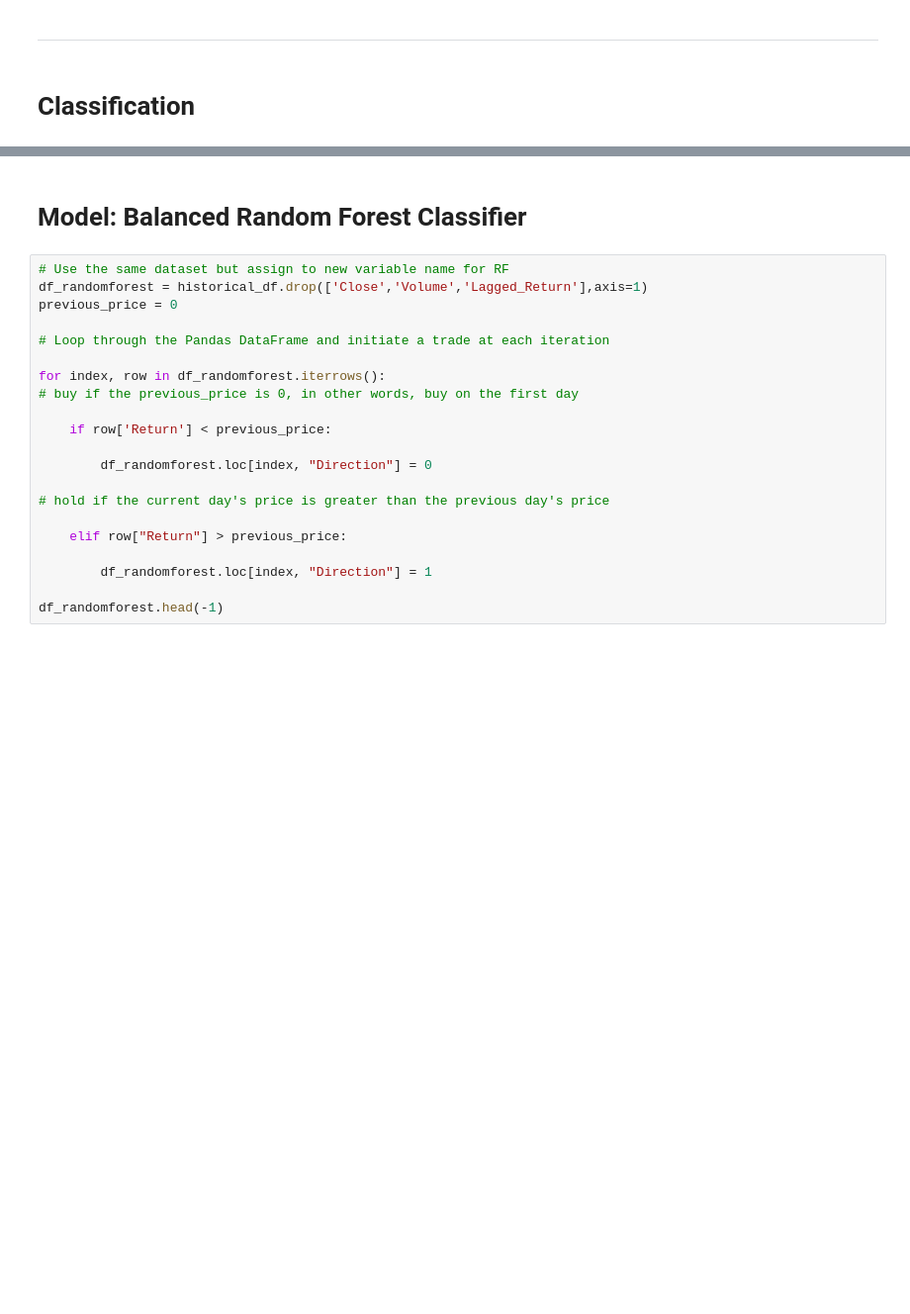
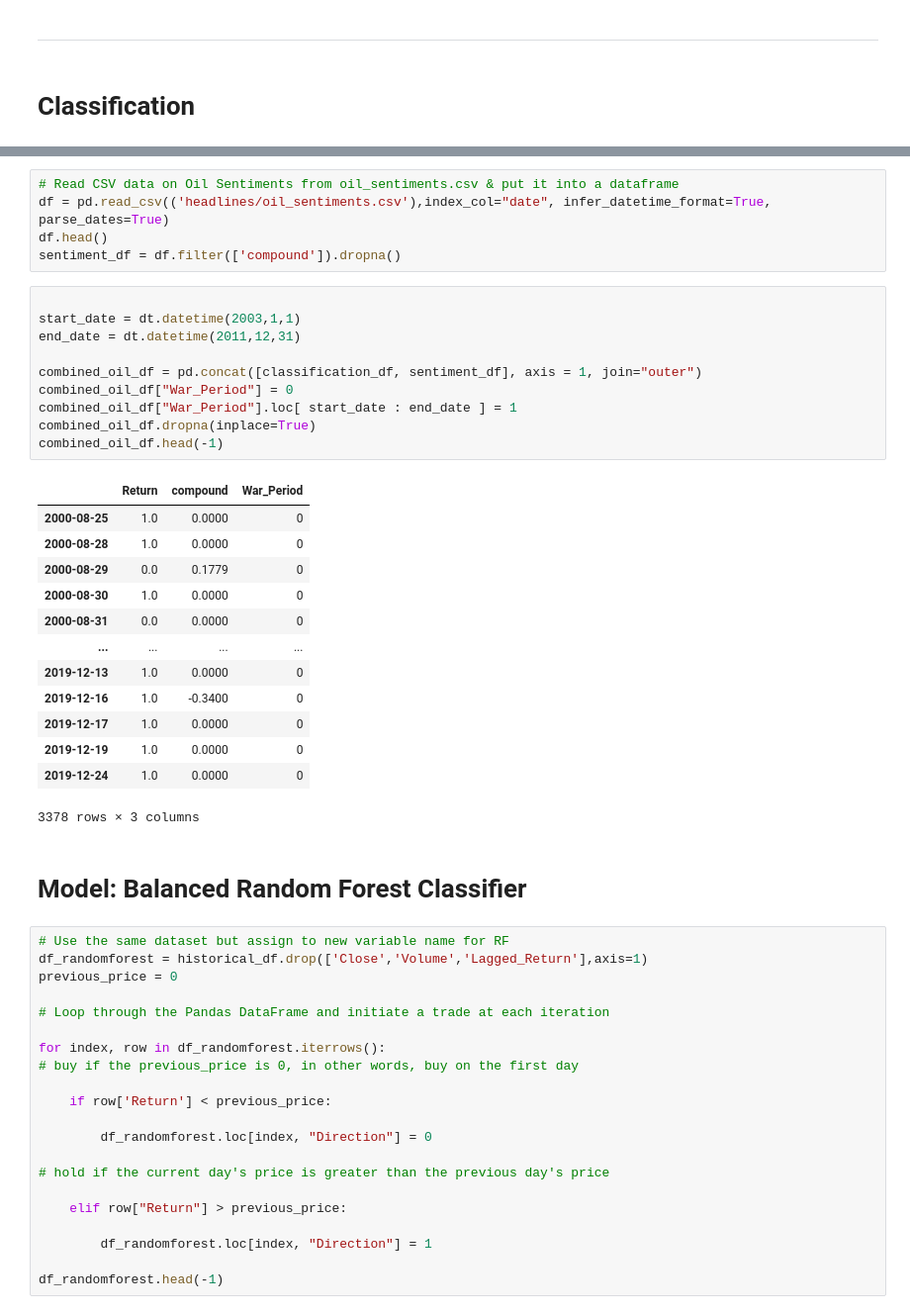
Before and after one commit to GuilleMGN/OilMachineLearning, a Jupyter notebook: oil_series_analysis.ipynb, the cells around one changed output, grey strips where cells are left out. Shown: that part at 99% size. Cells and saved outputs as stored; diff of their text form; blank space fills up the shorter version.

Commit message:
Combined DF

```diff
--- a/oil_series_analysis.ipynb
+++ b/oil_series_analysis.ipynb
@@ -234,3 +237,32 @@ Name: Return, Length: 4855, dtype: int32
+# %%
+# Read CSV data on Oil Sentiments from oil_sentiments.csv & put it into a dataframe
+df = pd.read_csv(('headlines/oil_sentiments.csv'),index_col="date", infer_datetime_format=True, parse_dates=True)
+df.head()
+sentiment_df = df.filter(['compound']).dropna()
+# %%
+
+start_date = dt.datetime(2003,1,1)
+end_date = dt.datetime(2011,12,31)
+
+combined_oil_df = pd.concat([classification_df, sentiment_df], axis = 1, join="outer")
+combined_oil_df["War_Period"] = 0
+combined_oil_df["War_Period"].loc[ start_date : end_date ] = 1
+combined_oil_df.dropna(inplace=True)
+combined_oil_df.head(-1)
+# %% [output]
+|  | Return | compound | War_Period |
+| 2000-08-25 | 1.0 | 0.0000 | 0 |
+| 2000-08-28 | 1.0 | 0.0000 | 0 |
+| 2000-08-29 | 0.0 | 0.1779 | 0 |
+| 2000-08-30 | 1.0 | 0.0000 | 0 |
+| 2000-08-31 | 0.0 | 0.0000 | 0 |
+| ... | ... | ... | ... |
+| 2019-12-13 | 1.0 | 0.0000 | 0 |
+| 2019-12-16 | 1.0 | -0.3400 | 0 |
+| 2019-12-17 | 1.0 | 0.0000 | 0 |
+| 2019-12-19 | 1.0 | 0.0000 | 0 |
+| 2019-12-24 | 1.0 | 0.0000 | 0 |
+3378 rows × 3 columns
 # %% [markdown]
 # Model: Balanced Random Forest Classifier
 # %%
```
Also changed, not shown: parts of 4 cells of this notebook, 1 other file.
